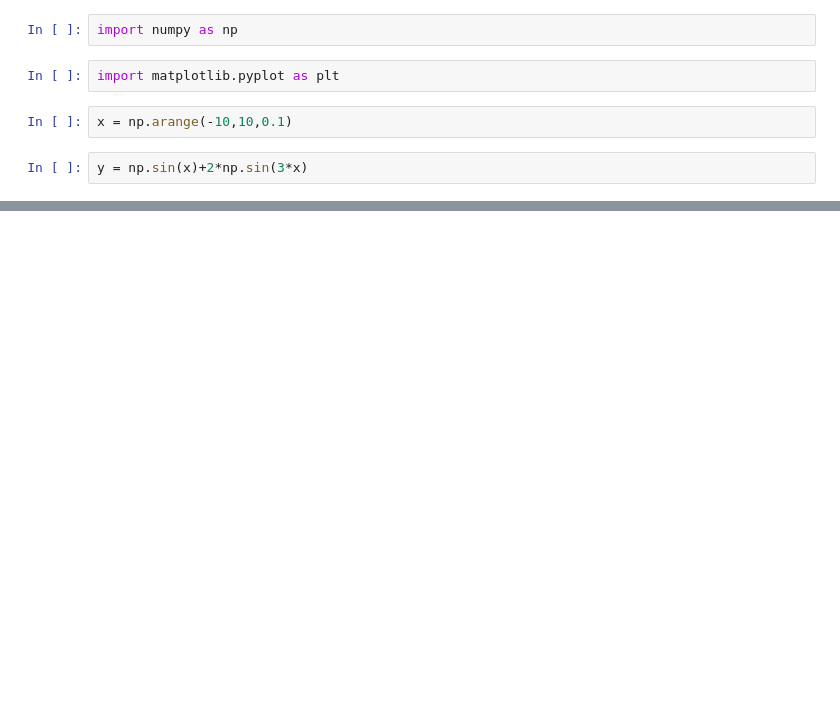
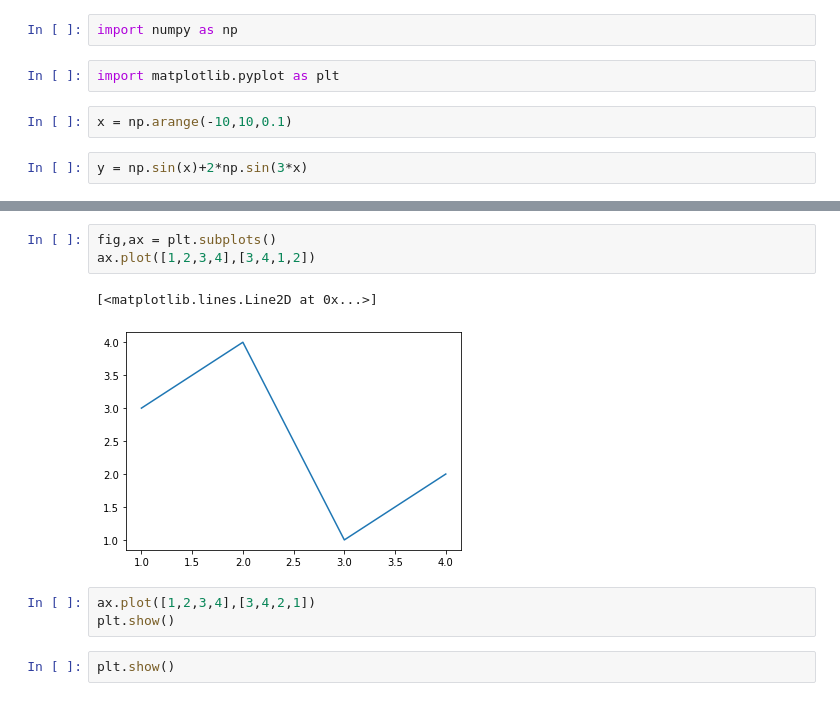
Before and after one commit to hkim0331/jupyter-compose, a Jupyter notebook: workspace/plot-sin-x.ipynb, the cells around one changed output, grey strips where cells are left out. Drawn from its saved outputs; the diff is of its cells as text; blank space fills up the shorter version.

```diff
--- a/workspace/plot-sin-x.ipynb
+++ b/workspace/plot-sin-x.ipynb
@@ -13,0 +15,11 @@ plt.plot(x,y)
+# %%
+fig,ax = plt.subplots()
+ax.plot([1,2,3,4],[3,4,1,2])
+# %% [output]
+[<matplotlib.lines.Line2D at 0x...>]
+[figure, added]
+# %%
+ax.plot([1,2,3,4],[3,4,2,1])
+plt.show()
+# %%
+plt.show()
```
Also changed, not shown: parts of 1 cell of this notebook.
